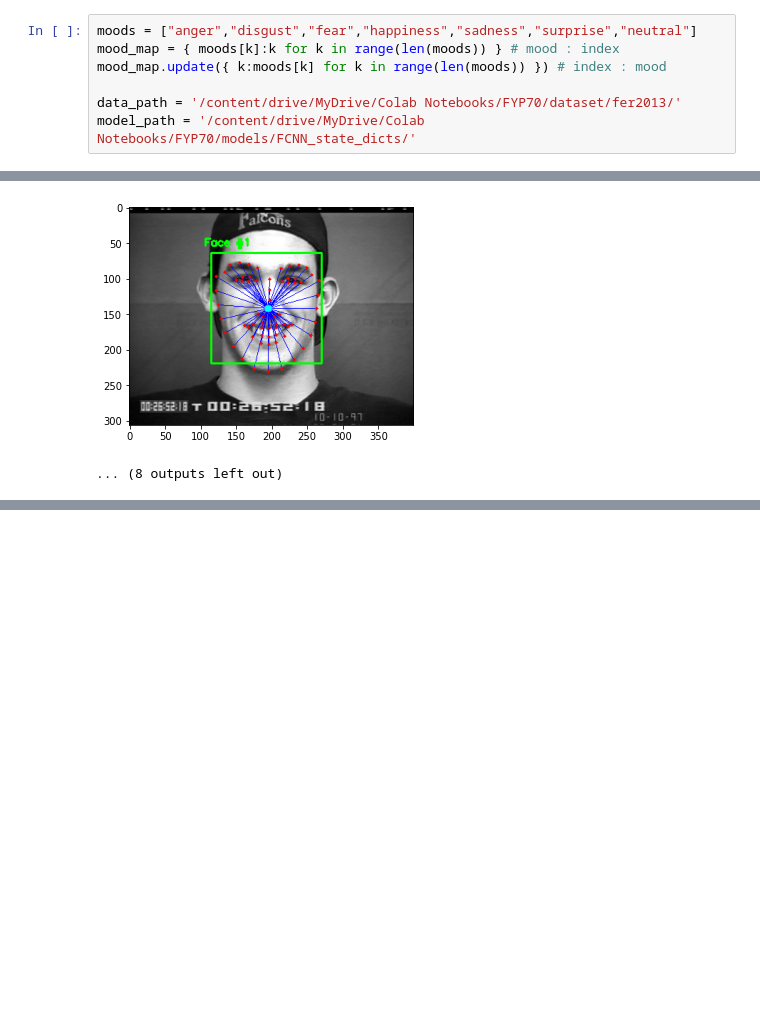
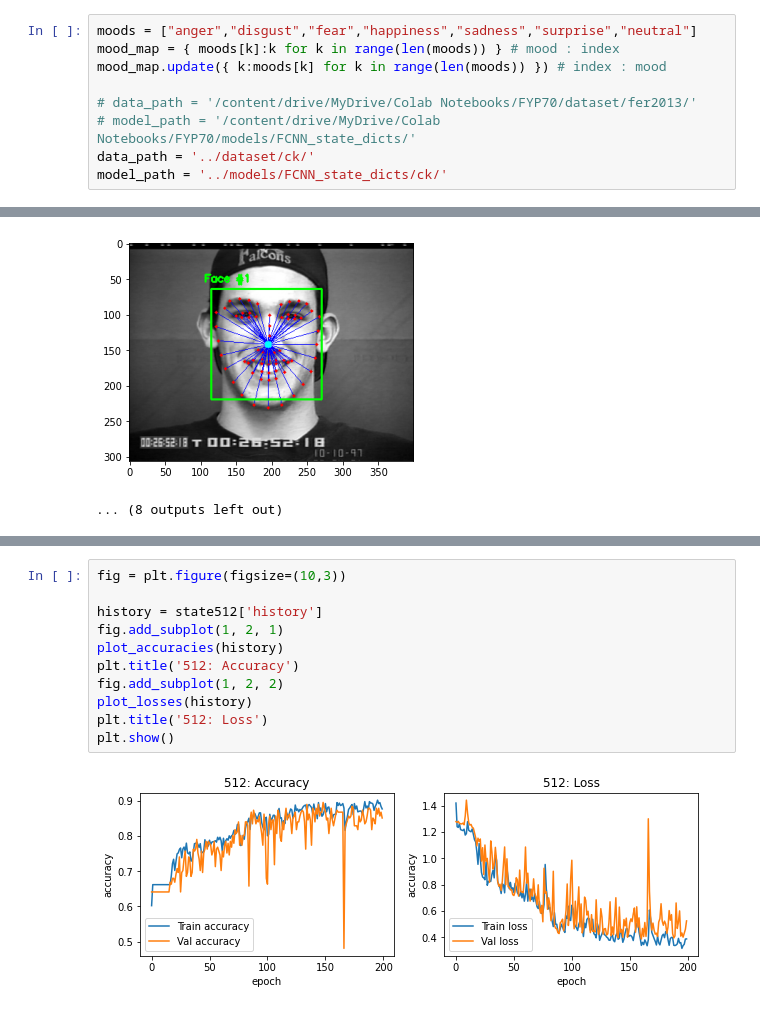
Before and after one commit to rachung2510/FYP70_SocialRobot, a Jupyter notebook: EmotionRecognition/training/model_torch_FCNN.ipynb, the cells around one changed output, grey strips where cells are left out. Cells and saved outputs as stored; diff of their text form; blank space fills up the shorter version.

```diff
--- a/EmotionRecognition/training/model_torch_FCNN.ipynb
+++ b/EmotionRecognition/training/model_torch_FCNN.ipynb
@@ -27,8 +27,10 @@ moods = ["anger","disgust","fear","happiness","sadness","surprise","neutral"]
 mood_map = { moods[k]:k for k in range(len(moods)) } # mood : index
 mood_map.update({ k:moods[k] for k in range(len(moods)) }) # index : mood
 
-data_path = '/content/drive/MyDrive/Colab Notebooks/FYP70/dataset/fer2013/'
-model_path = '/content/drive/MyDrive/Colab Notebooks/FYP70/models/FCNN_state_dicts/'
+# data_path = '/content/drive/MyDrive/Colab Notebooks/FYP70/dataset/fer2013/'
+# model_path = '/content/drive/MyDrive/Colab Notebooks/FYP70/models/FCNN_state_dicts/'
+data_path = '../dataset/ck/'
+model_path = '../models/FCNN_state_dicts/ck/'
 # %% [markdown]
 # 1. Preparing the Data
 # %% [markdown]
@@ -476,0 +516,13 @@ A: happiness, P(FCNN): happiness, P(CNN): fear
+# %%
+fig = plt.figure(figsize=(10,3))
+
+history = state512['history']
+fig.add_subplot(1, 2, 1)
+plot_accuracies(history)
+plt.title('512: Accuracy')
+fig.add_subplot(1, 2, 2)
+plot_losses(history)
+plt.title('512: Loss')
+plt.show()
+# %% [output]
+[figure, added]
```
Also changed, not shown: parts of 6 cells of this notebook, 2 other files.
